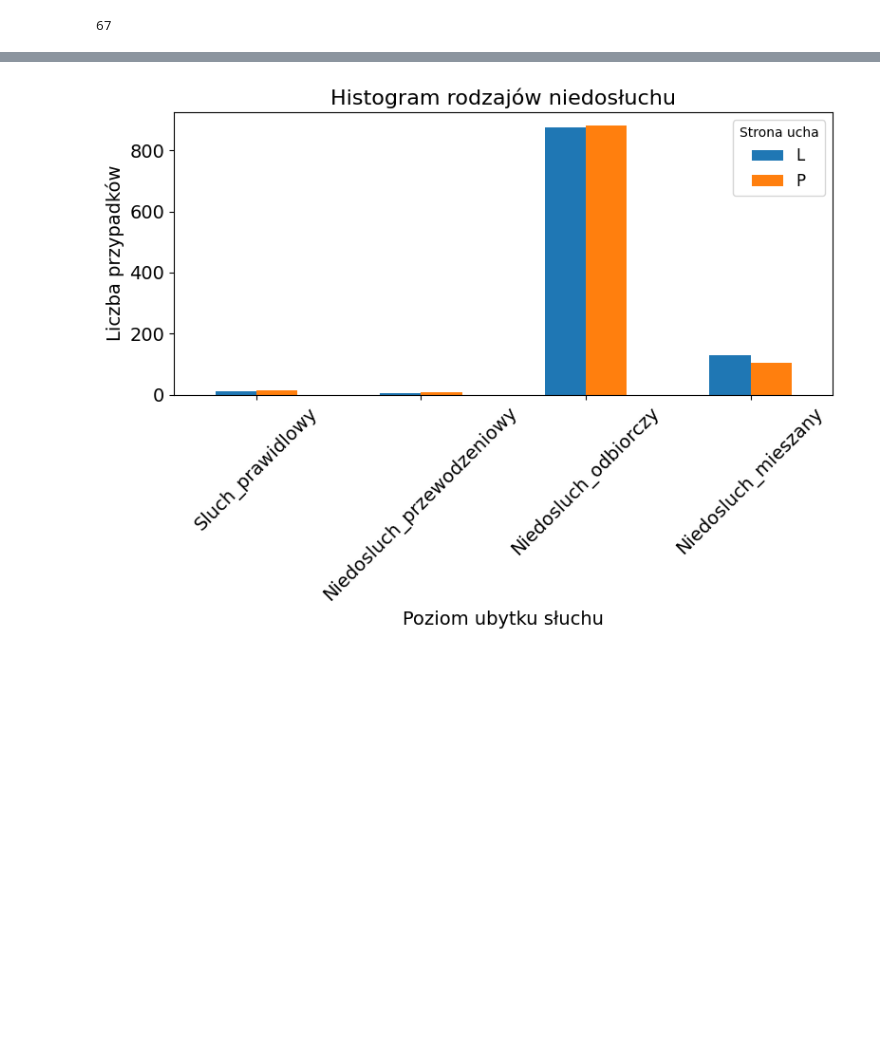
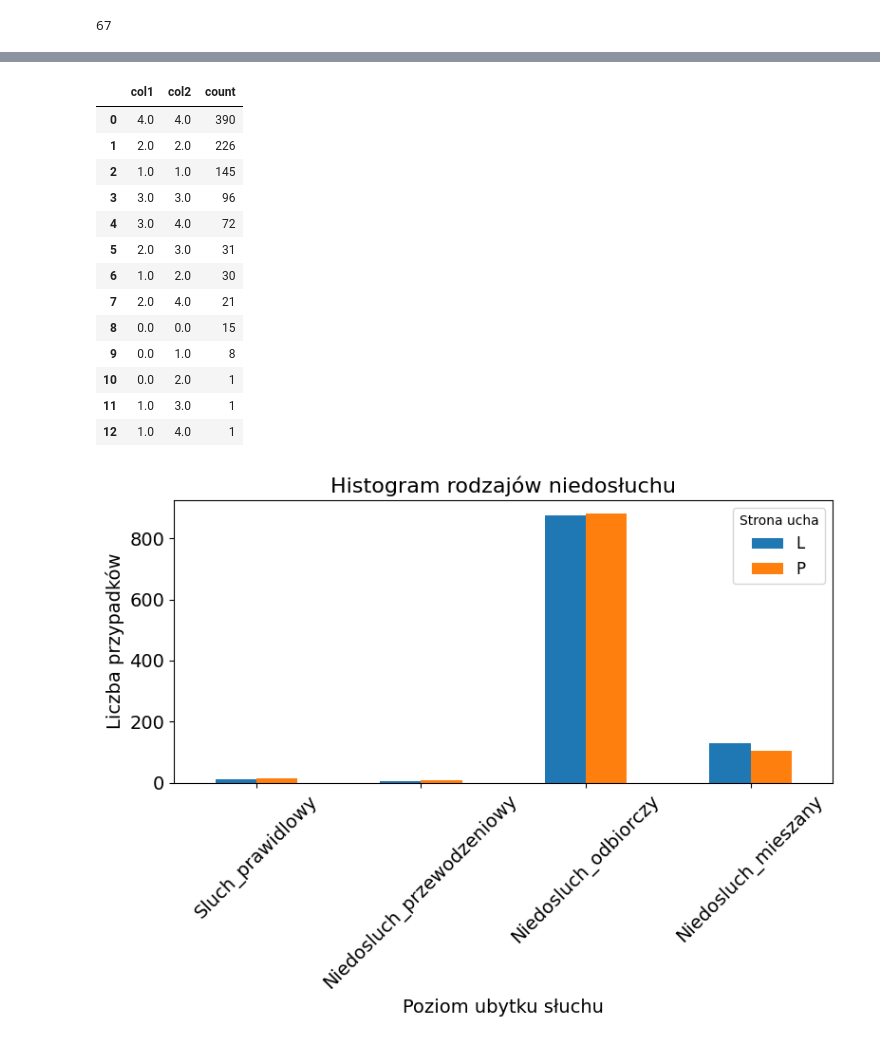
Before and after one commit to maria0026/GeneHearing, a Jupyter notebook: notebooks/data_info.ipynb, the cells around one changed output, grey strips where cells are left out. Drawn from its saved outputs; the diff is of its cells as text; code cells hidden in the pictures; blank space fills up the shorter version.

```diff
--- a/notebooks/data_info.ipynb
+++ b/notebooks/data_info.ipynb
@@ -344,3 +324,22 @@ plot_hearing_degree_combinations(df, None, None, BIAP_label_map, 'BIAP')
+# %%
+mytable = wyniki_df.value_counts().reset_index(name='count')
+# %%
+mytable
+# %% [output]
+|  | col1 | col2 | count |
+| 0 | 4.0 | 4.0 | 390 |
+| 1 | 2.0 | 2.0 | 226 |
+| 2 | 1.0 | 1.0 | 145 |
+| 3 | 3.0 | 3.0 | 96 |
+| 4 | 3.0 | 4.0 | 72 |
+| 5 | 2.0 | 3.0 | 31 |
+| 6 | 1.0 | 2.0 | 30 |
+| 7 | 2.0 | 4.0 | 21 |
+| 8 | 0.0 | 0.0 | 15 |
+| 9 | 0.0 | 1.0 | 8 |
+| 10 | 0.0 | 2.0 | 1 |
+| 11 | 1.0 | 3.0 | 1 |
+| 12 | 1.0 | 4.0 | 1 |
 # %%
 def plot_hearing_type(df, allel1 = None, allel2=None, hearing_type_map=None, warianty=None):
     if allel1 is not None:
```
Also changed, not shown: parts of 3 cells of this notebook.
